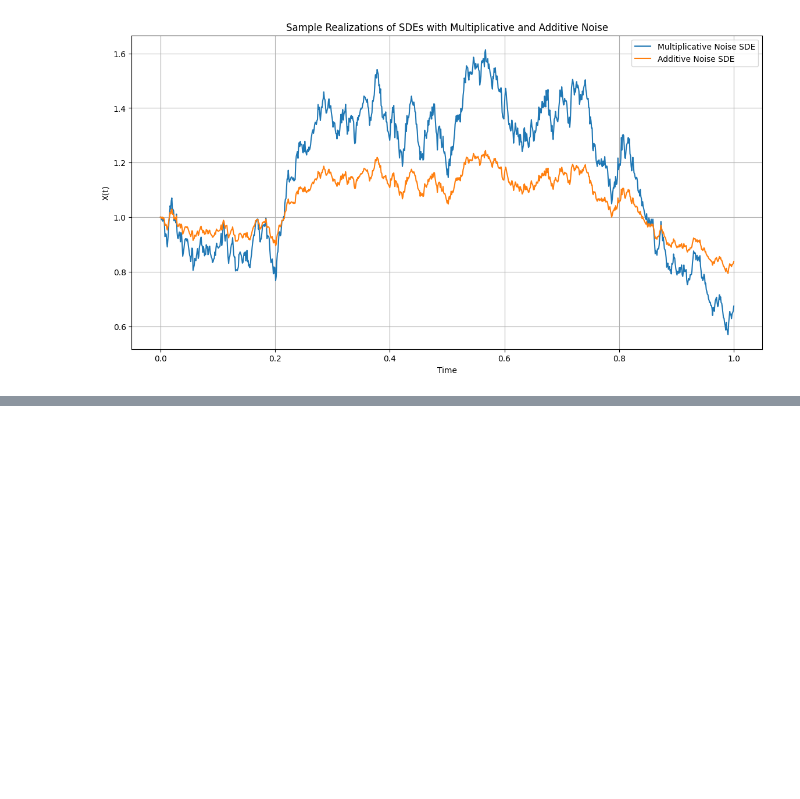
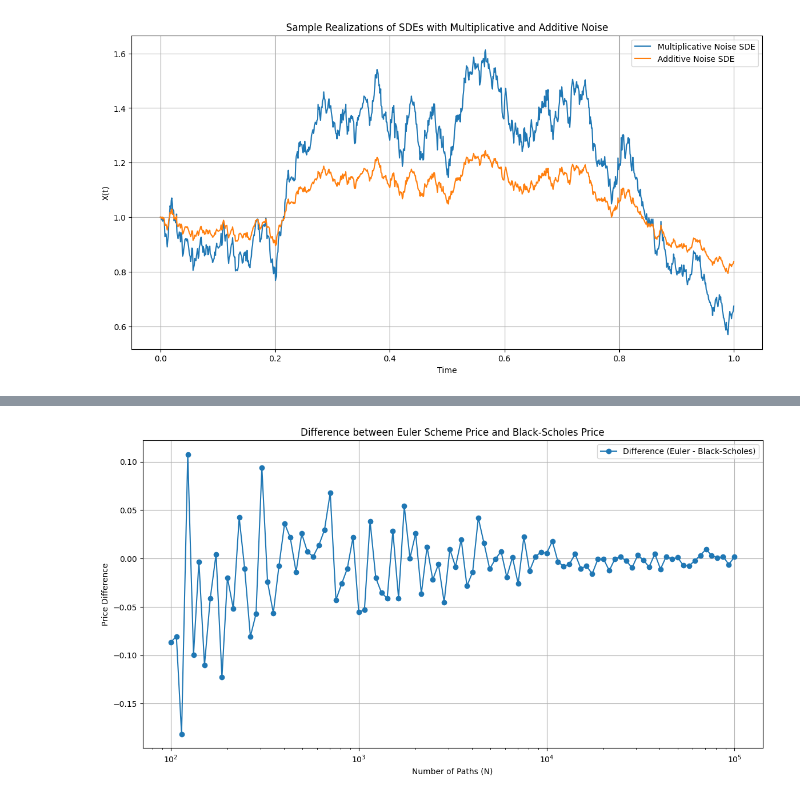
Before and after one commit to Alando-Kevin/computational-methods-in-finance, a Jupyter notebook: volatility_surface.ipynb, the cells around one changed output, grey strips where cells are left out. Cells and saved outputs as stored; diff of their text form; code cells hidden in the pictures; blank space fills up the shorter version.

```diff
--- a/volatility_surface.ipynb
+++ b/volatility_surface.ipynb
@@ -172,0 +235,58 @@ plt.show()
+# %%
+# Monte-Carlo Option Pricing Simulation Exercise
+# Parameters
+S0 = 5      # Initial stock price
+K = S0      # Strike price (ATM option)
+sigma = 0.3 # Volatility
+r = 0.06    # Risk-free rate
+T = 1.0     # Time to maturity
+m = 1000    # Number of time steps
+dt = T / m  # Time step size
+
+# Generate a range of N values
+N_values = np.logspace(2, 5, num=100, dtype=int)  # 100 points from 10^2 to 10^5
+
+# Black-Scholes analytical price for European call option
+def black_scholes_call(S0, K, T, r, sigma):
+    d1 = (np.log(S0 / K) + (r + 0.5 * sigma**2) * T) / (sigma * np.sqrt(T))
+    d2 = d1 - sigma * np.sqrt(T)
+    call_price = S0 * norm.cdf(d1) - K * np.exp(-r * T) * norm.cdf(d2)
+    return call_price
+
+bs_call_price = black_scholes_call(S0, K, T, r, sigma)
+
+# Monte Carlo simulation using Euler scheme for European call option
+def monte_carlo_euler(S0, K, T, r, sigma, N, m):
+    dt = T / m
+    S_paths = np.zeros((m + 1, N))
+    S_paths[0] = S0
+
+    for t in range(1, m + 1):
+        Z = np.random.standard_normal(N)
+        S_paths[t] = S_paths[t - 1] * (1 + r * dt + sigma * np.sqrt(dt) * Z)
+
+    # Payoff for European call option
+    payoffs = np.maximum(S_paths[-1] - K, 0)
+    price = np.exp(-r * T) * np.mean(payoffs)
+    return price
+
+# Compute the differences for different N values
+euler_differences = []
+
+for N in N_values:
+    euler_price = monte_carlo_euler(S0, K, T, r, sigma, N, m)
+    difference = euler_price - bs_call_price
+    euler_differences.append(difference)
+
+# Plot results: Difference between Euler scheme price and Black-Scholes price
+plt.figure(figsize=(14, 7))
+plt.plot(N_values, euler_differences, marker='o', linestyle='-', label='Difference (Euler - Black-Scholes)')
+plt.xlabel('Number of Paths (N)')
+plt.ylabel('Price Difference')
+plt.title('Difference between Euler Scheme Price and Black-Scholes Price')
+plt.xscale('log')
+plt.grid(True)
+plt.legend()
+plt.show()
+# %% [output]
+[figure, added]
```
Also changed, not shown: parts of 4 cells of this notebook, 1 other file.
